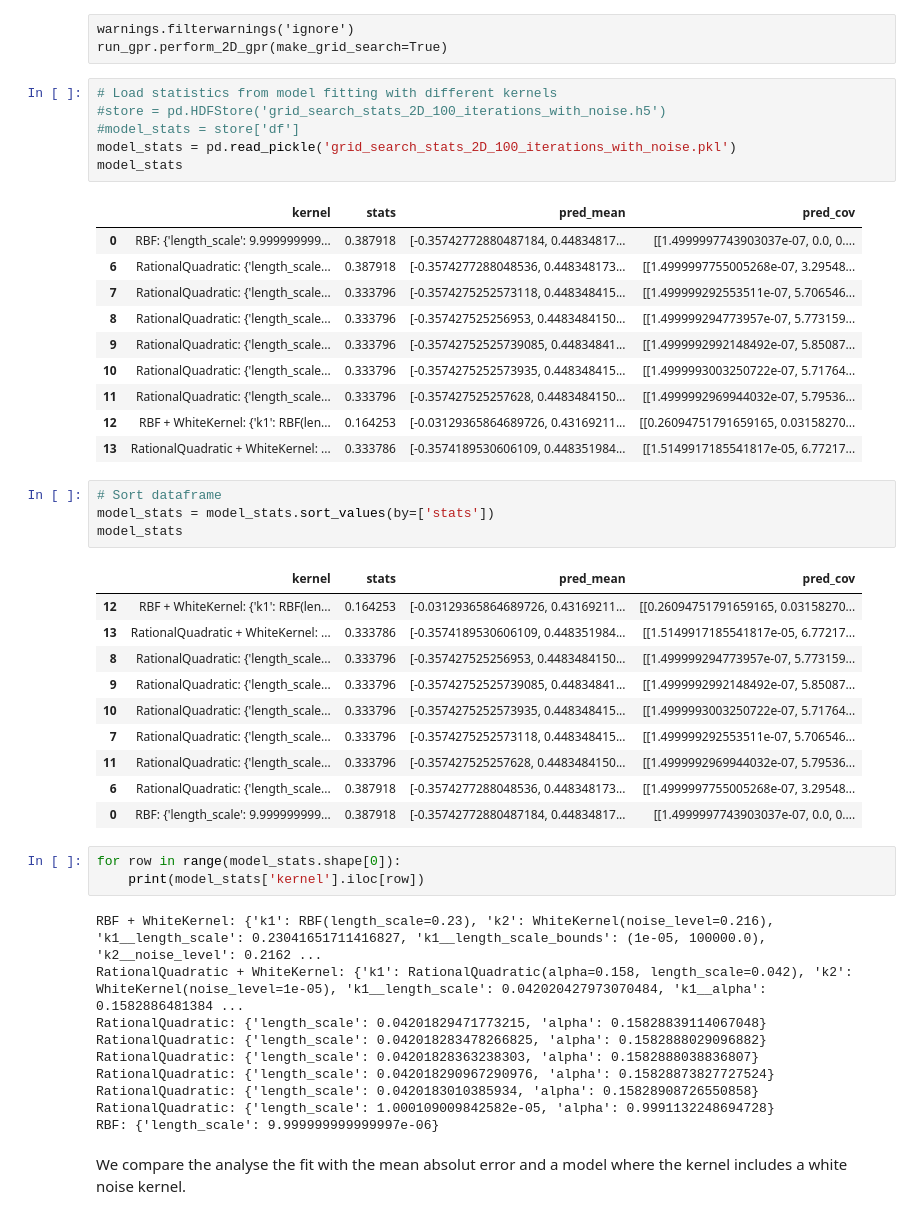
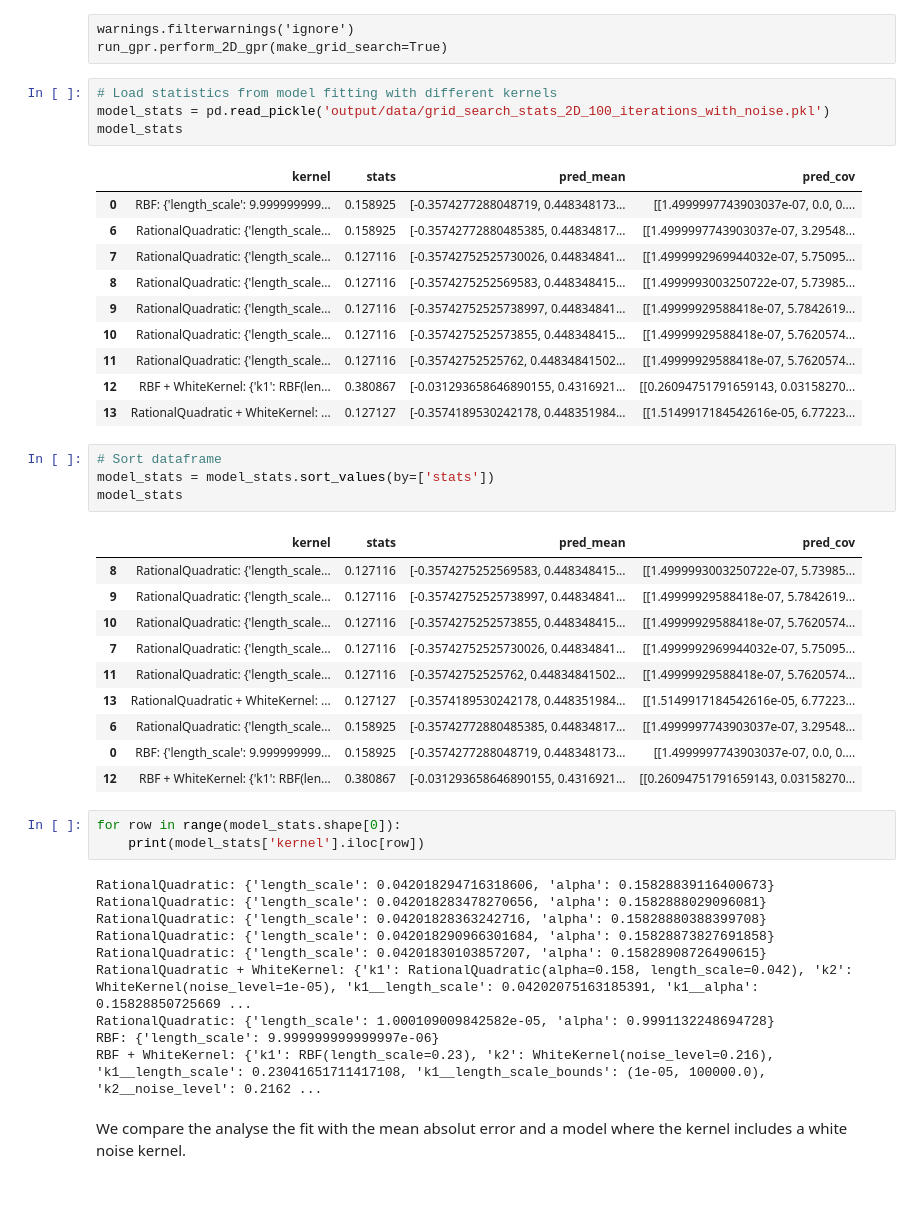
Before and after one commit to am-kaiser/CompSci-Project-3, a Jupyter notebook: perform_2D_gpr_fitting_with_noise.ipynb, the cells around one changed output. Drawn from its saved outputs; the diff is of its cells as text.

```diff
--- a/perform_2D_gpr_fitting_with_noise.ipynb
+++ b/perform_2D_gpr_fitting_with_noise.ipynb
@@ -31,49 +25,47 @@ warnings.filterwarnings('ignore')
 run_gpr.perform_2D_gpr(make_grid_search=True)
 # %%
 # Load statistics from model fitting with different kernels
-#store = pd.HDFStore('grid_search_stats_2D_100_iterations_with_noise.h5')
-#model_stats = store['df']
-model_stats = pd.read_pickle('grid_search_stats_2D_100_iterations_with_noise.pkl')
+model_stats = pd.read_pickle('output/data/grid_search_stats_2D_100_iterations_with_noise.pkl')
 model_stats
 # %% [output]
 |  | kernel | stats | pred_mean | pred_cov |
-| 0 | RBF: {'length_scale': 9.999999999... | 0.387918 | [-0.35742772880487184, 0.44834817... | [[1.4999997743903037e-07, 0.0, 0.... |
-| 6 | RationalQuadratic: {'length_scale... | 0.387918 | [-0.3574277288048536, 0.448348173... | [[1.4999997755005268e-07, 3.29548... |
-| 7 | RationalQuadratic: {'length_scale... | 0.333796 | [-0.3574275252573118, 0.448348415... | [[1.499999292553511e-07, 5.706546... |
-| 8 | RationalQuadratic: {'length_scale... | 0.333796 | [-0.357427525256953, 0.4483484150... | [[1.499999294773957e-07, 5.773159... |
-| 9 | RationalQuadratic: {'length_scale... | 0.333796 | [-0.35742752525739085, 0.44834841... | [[1.4999992992148492e-07, 5.85087... |
-| 10 | RationalQuadratic: {'length_scale... | 0.333796 | [-0.3574275252573935, 0.448348415... | [[1.4999993003250722e-07, 5.71764... |
-| 11 | RationalQuadratic: {'length_scale... | 0.333796 | [-0.357427525257628, 0.4483484150... | [[1.4999992969944032e-07, 5.79536... |
-| 12 | RBF + WhiteKernel: {'k1': RBF(len... | 0.164253 | [-0.03129365864689726, 0.43169211... | [[0.26094751791659165, 0.03158270... |
-| 13 | RationalQuadratic + WhiteKernel: ... | 0.333786 | [-0.3574189530606109, 0.448351984... | [[1.5149917185541817e-05, 6.77217... |
+| 0 | RBF: {'length_scale': 9.999999999... | 0.158925 | [-0.3574277288048719, 0.448348173... | [[1.4999997743903037e-07, 0.0, 0.... |
+| 6 | RationalQuadratic: {'length_scale... | 0.158925 | [-0.35742772880485385, 0.44834817... | [[1.4999997743903037e-07, 3.29548... |
+| 7 | RationalQuadratic: {'length_scale... | 0.127116 | [-0.35742752525730026, 0.44834841... | [[1.4999992969944032e-07, 5.75095... |
+| 8 | RationalQuadratic: {'length_scale... | 0.127116 | [-0.3574275252569583, 0.448348415... | [[1.4999993003250722e-07, 5.73985... |
+| 9 | RationalQuadratic: {'length_scale... | 0.127116 | [-0.35742752525738997, 0.44834841... | [[1.49999929588418e-07, 5.7842619... |
+| 10 | RationalQuadratic: {'length_scale... | 0.127116 | [-0.3574275252573855, 0.448348415... | [[1.49999929588418e-07, 5.7620574... |
+| 11 | RationalQuadratic: {'length_scale... | 0.127116 | [-0.35742752525762, 0.44834841502... | [[1.49999929588418e-07, 5.7620574... |
+| 12 | RBF + WhiteKernel: {'k1': RBF(len... | 0.380867 | [-0.031293658646890155, 0.4316921... | [[0.26094751791659143, 0.03158270... |
+| 13 | RationalQuadratic + WhiteKernel: ... | 0.127127 | [-0.3574189530242178, 0.448351984... | [[1.5149917184542616e-05, 6.77223... |
 # %%
 # Sort dataframe
 model_stats = model_stats.sort_values(by=['stats'])
 model_stats
 # %% [output]
 |  | kernel | stats | pred_mean | pred_cov |
-| 12 | RBF + WhiteKernel: {'k1': RBF(len... | 0.164253 | [-0.03129365864689726, 0.43169211... | [[0.26094751791659165, 0.03158270... |
-| 13 | RationalQuadratic + WhiteKernel: ... | 0.333786 | [-0.3574189530606109, 0.448351984... | [[1.5149917185541817e-05, 6.77217... |
-| 8 | RationalQuadratic: {'length_scale... | 0.333796 | [-0.357427525256953, 0.4483484150... | [[1.499999294773957e-07, 5.773159... |
-| 9 | RationalQuadratic: {'length_scale... | 0.333796 | [-0.35742752525739085, 0.44834841... | [[1.4999992992148492e-07, 5.85087... |
-| 10 | RationalQuadratic: {'length_scale... | 0.333796 | [-0.3574275252573935, 0.448348415... | [[1.4999993003250722e-07, 5.71764... |
-| 7 | RationalQuadratic: {'length_scale... | 0.333796 | [-0.3574275252573118, 0.448348415... | [[1.499999292553511e-07, 5.706546... |
-| 11 | RationalQuadratic: {'length_scale... | 0.333796 | [-0.357427525257628, 0.4483484150... | [[1.4999992969944032e-07, 5.79536... |
-| 6 | RationalQuadratic: {'length_scale... | 0.387918 | [-0.3574277288048536, 0.448348173... | [[1.4999997755005268e-07, 3.29548... |
-| 0 | RBF: {'length_scale': 9.999999999... | 0.387918 | [-0.35742772880487184, 0.44834817... | [[1.4999997743903037e-07, 0.0, 0.... |
+| 8 | RationalQuadratic: {'length_scale... | 0.127116 | [-0.3574275252569583, 0.448348415... | [[1.4999993003250722e-07, 5.73985... |
+| 9 | RationalQuadratic: {'length_scale... | 0.127116 | [-0.35742752525738997, 0.44834841... | [[1.49999929588418e-07, 5.7842619... |
+| 10 | RationalQuadratic: {'length_scale... | 0.127116 | [-0.3574275252573855, 0.448348415... | [[1.49999929588418e-07, 5.7620574... |
+| 7 | RationalQuadratic: {'length_scale... | 0.127116 | [-0.35742752525730026, 0.44834841... | [[1.4999992969944032e-07, 5.75095... |
+| 11 | RationalQuadratic: {'length_scale... | 0.127116 | [-0.35742752525762, 0.44834841502... | [[1.49999929588418e-07, 5.7620574... |
+| 13 | RationalQuadratic + WhiteKernel: ... | 0.127127 | [-0.3574189530242178, 0.448351984... | [[1.5149917184542616e-05, 6.77223... |
+| 6 | RationalQuadratic: {'length_scale... | 0.158925 | [-0.35742772880485385, 0.44834817... | [[1.4999997743903037e-07, 3.29548... |
+| 0 | RBF: {'length_scale': 9.999999999... | 0.158925 | [-0.3574277288048719, 0.448348173... | [[1.4999997743903037e-07, 0.0, 0.... |
+| 12 | RBF + WhiteKernel: {'k1': RBF(len... | 0.380867 | [-0.031293658646890155, 0.4316921... | [[0.26094751791659143, 0.03158270... |
 # %%
 for row in range(model_stats.shape[0]):
     print(model_stats['kernel'].iloc[row])
 # %% [output]
-RBF + WhiteKernel: {'k1': RBF(length_scale=0.23), 'k2': WhiteKernel(noise_level=0.216), 'k1__length_scale': 0.23041651711416827, 'k1__length_scale_bounds': (1e-05, 100000.0), 'k2__noise_level': 0.2162 ...
-RationalQuadratic + WhiteKernel: {'k1': RationalQuadratic(alpha=0.158, length_scale=0.042), 'k2': WhiteKernel(noise_level=1e-05), 'k1__length_scale': 0.042020427973070484, 'k1__alpha': 0.1582886481384 ...
-RationalQuadratic: {'length_scale': 0.04201829471773215, 'alpha': 0.15828839114067048}
-RationalQuadratic: {'length_scale': 0.042018283478266825, 'alpha': 0.1582888029096882}
-RationalQuadratic: {'length_scale': 0.04201828363238303, 'alpha': 0.1582888038836807}
-RationalQuadratic: {'length_scale': 0.042018290967290976, 'alpha': 0.15828873827727524}
-RationalQuadratic: {'length_scale': 0.0420183010385934, 'alpha': 0.15828908726550858}
+RationalQuadratic: {'length_scale': 0.042018294716318606, 'alpha': 0.15828839116400673}
+RationalQuadratic: {'length_scale': 0.042018283478270656, 'alpha': 0.1582888029096081}
+RationalQuadratic: {'length_scale': 0.04201828363242716, 'alpha': 0.15828880388399708}
+RationalQuadratic: {'length_scale': 0.042018290966301684, 'alpha': 0.15828873827691858}
+RationalQuadratic: {'length_scale': 0.04201830103857207, 'alpha': 0.15828908726490615}
+RationalQuadratic + WhiteKernel: {'k1': RationalQuadratic(alpha=0.158, length_scale=0.042), 'k2': WhiteKernel(noise_level=1e-05), 'k1__length_scale': 0.04202075163185391, 'k1__alpha': 0.15828850725669 ...
 RationalQuadratic: {'length_scale': 1.000109009842582e-05, 'alpha': 0.9991132248694728}
 RBF: {'length_scale': 9.999999999999997e-06}
+RBF + WhiteKernel: {'k1': RBF(length_scale=0.23), 'k2': WhiteKernel(noise_level=0.216), 'k1__length_scale': 0.23041651711417108, 'k1__length_scale_bounds': (1e-05, 100000.0), 'k2__noise_level': 0.2162 ...
 # %% [markdown]
 We compare the analyse the fit with the mean absolut error and a model where the kernel includes a white noise kernel.
 # %%
```
Also changed, not shown: parts of 5 cells of this notebook, 31 other files.
